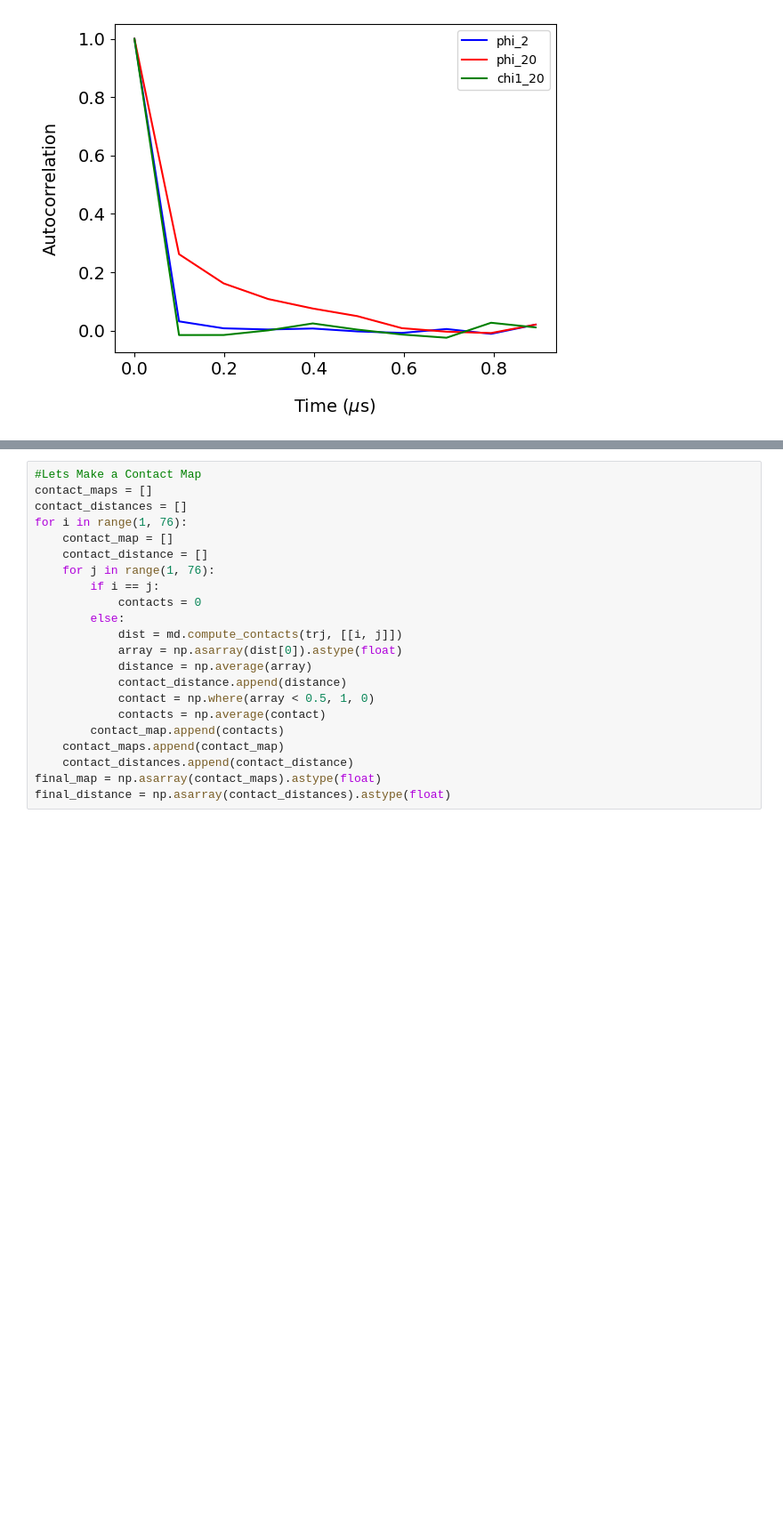
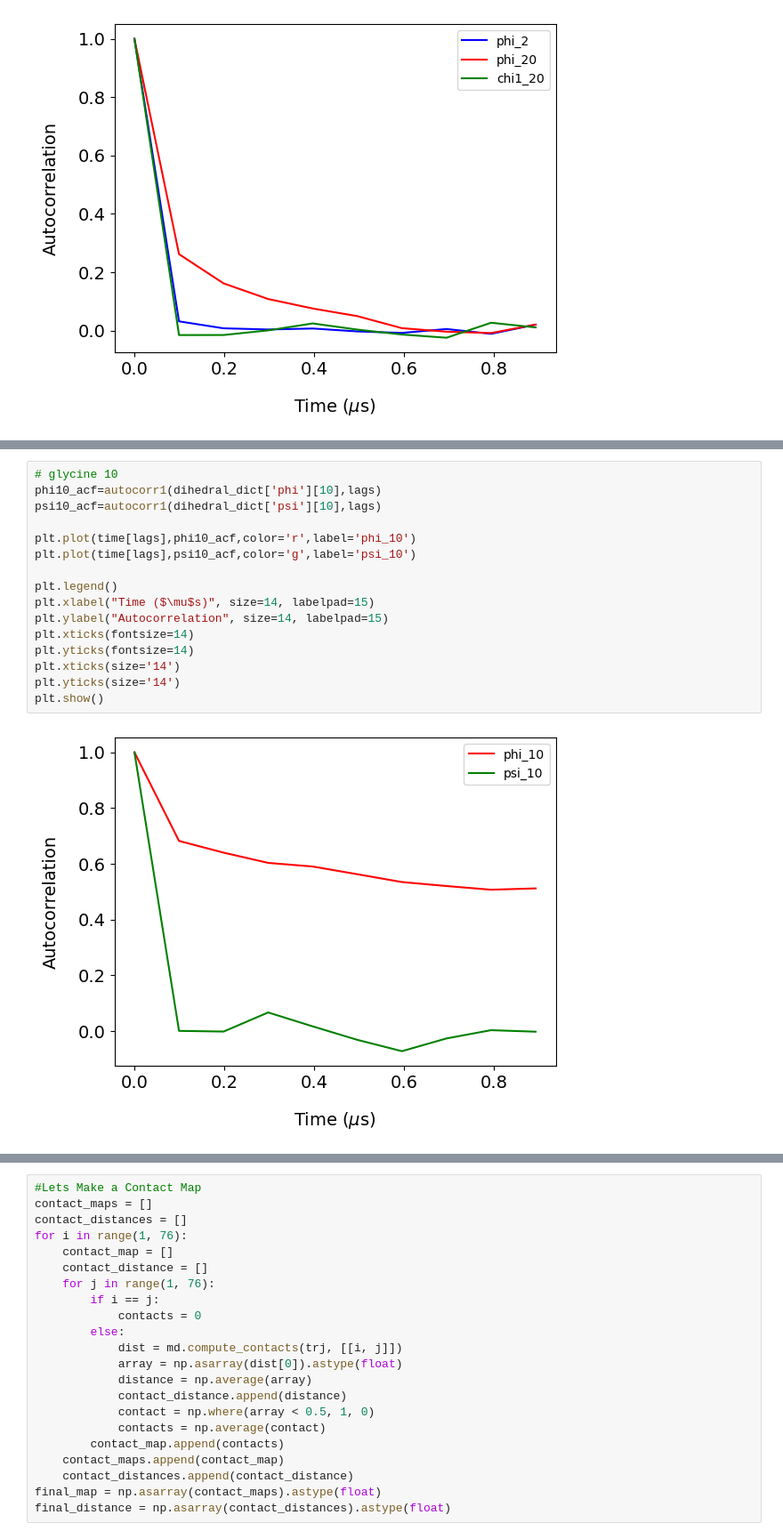
Before and after one commit to michellegarcia2000/CHEM101.6, a Jupyter notebook: Project_3/CHEM101.6_Project3_UBQ_Students.ipynb, the cells around one changed output, grey strips where cells are left out. Shown at 89% size. Cells and saved outputs as stored; diff of their text form; blank space fills up the shorter version.

```diff
--- a/Project_3/CHEM101.6_Project3_UBQ_Students.ipynb
+++ b/Project_3/CHEM101.6_Project3_UBQ_Students.ipynb
@@ -470,0 +497,18 @@ plt.show()
+# %%
+# glycine 10
+phi10_acf=autocorr1(dihedral_dict['phi'][10],lags)
+psi10_acf=autocorr1(dihedral_dict['psi'][10],lags)
+
+plt.plot(time[lags],phi10_acf,color='r',label='phi_10')
+plt.plot(time[lags],psi10_acf,color='g',label='psi_10')
+
+plt.legend()
+plt.xlabel("Time ($\mu$s)", size=14, labelpad=15)
+plt.ylabel("Autocorrelation", size=14, labelpad=15)
+plt.xticks(fontsize=14)
+plt.yticks(fontsize=14)
+plt.xticks(size='14')
+plt.yticks(size='14')
+plt.show()
+# %% [output]
+[figure, added]
```
Also changed, not shown: parts of 12 cells of this notebook.
